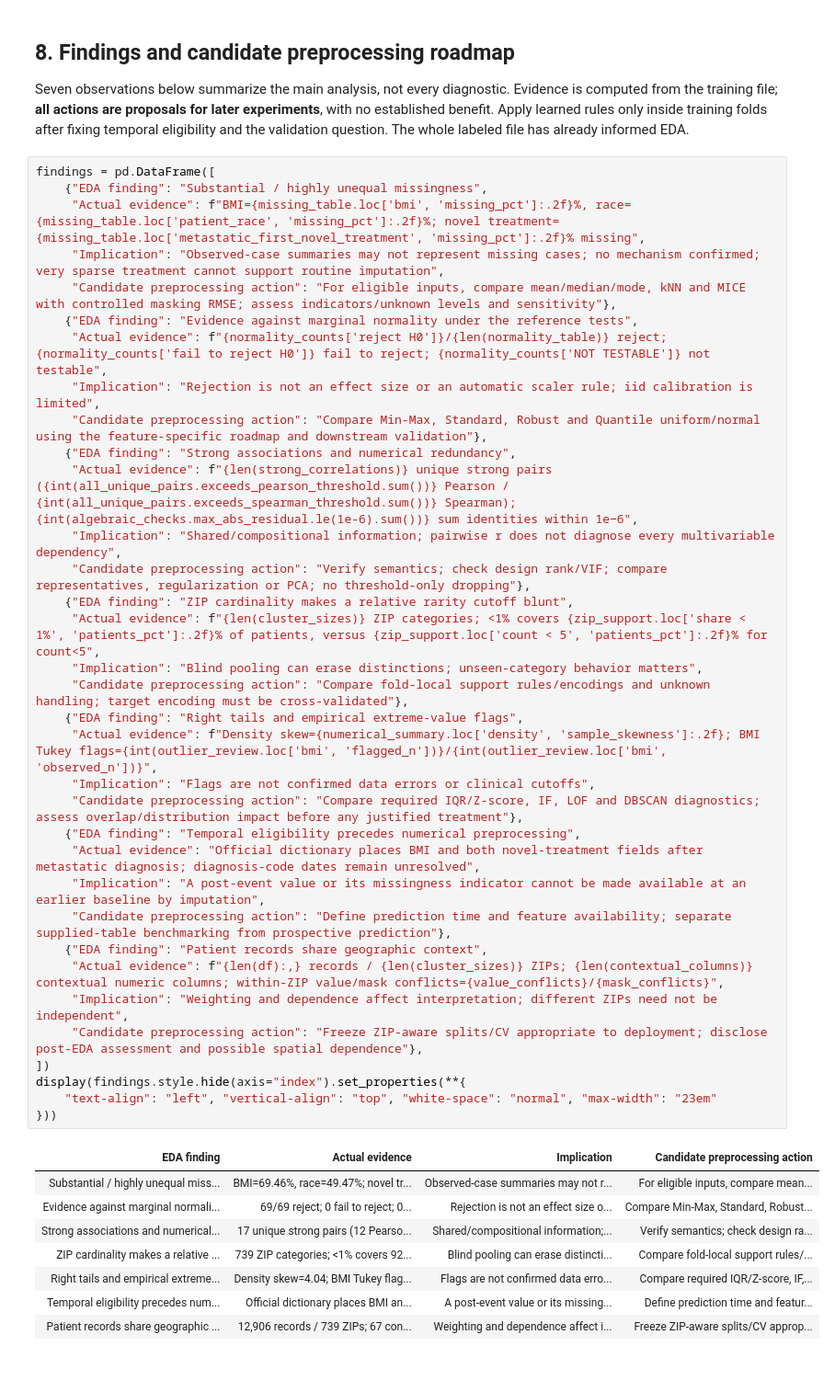
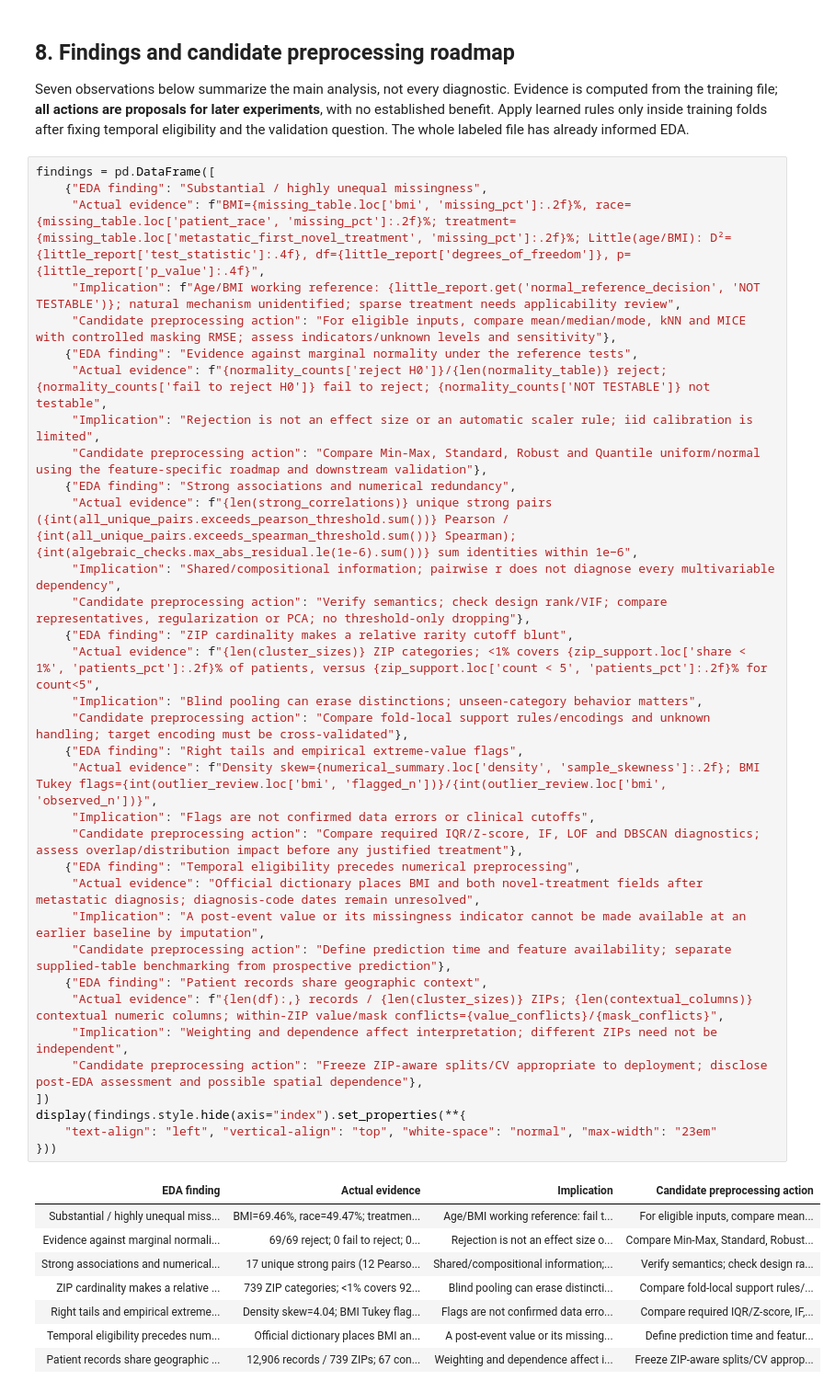
Before and after one commit to hungstupid/data-mining-preprocessing, a Jupyter notebook: book/tabular/01_eda.ipynb, the cells around one changed output. Shown at 92% size. Drawn from its saved outputs; the diff is of its cells as text.

```diff
--- a/book/tabular/01_eda.ipynb
+++ b/book/tabular/01_eda.ipynb
@@ -1722,40 +1549,40 @@ the validation question. The whole labeled file has already informed EDA.
 # %%
 findings = pd.DataFrame([
     {"EDA finding": "Substantial / highly unequal missingness",
-     "Actual evidence": f"BMI={missing_table.loc['bmi', 'missing_pct']:.2f}%, race={missing_table.loc['patient_race', 'missing_pct']:.2f}%; novel treatment={missing_table.loc['metastatic_first_novel_treatment', 'missing_pct']:.2f}% missing",
-     "Implication": "Observed-case summaries may not represent missing cases; no mechanism confirmed; very sparse treatment cannot support routine imputation",
+     "Actual evidence": f"BMI={missing_table.loc['bmi', 'missing_pct']:.2f}%, race={missing_table.loc['patient_race', 'missing_pct']:.2f}%; treatment={missing_table.loc['metastatic_first_novel_treatment', 'missing_pct']:.2f}%; Little(age/BMI): D²={little_report['test_statistic']:.4f}, df={little_report['degrees_of_freedom']}, p={little_report['p_value']:.4f}",
+     "Implication": f"Age/BMI working reference: {little_report.get('normal_reference_decision', 'NOT TESTABLE')}; natural mechanism unidentified; sparse treatment needs applicability review",
      "Candidate preprocessing action": "For eligible inputs, compare mean/median/mode, kNN and MICE with controlled masking RMSE; assess indicators/unknown levels and sensitivity"},
     {"EDA finding": "Evidence against marginal normality under the reference tests",
      "Actual evidence": f"{normality_counts['reject H0']}/{len(normality_table)} reject; {normality_counts['fail to reject H0']} fail to reject; {normality_counts['NOT TESTABLE']} not testable",
      "Implication": "Rejection is not an effect size or an automatic scaler rule; iid calibration is limited",
      "Candidate preprocessing action": "Compare Min-Max, Standard, Robust and Quantile uniform/normal using the feature-specific roadmap and downstream validation"},
     {"EDA finding": "Strong associations and numerical redundancy",
      "Actual evidence": f"{len(strong_correlations)} unique strong pairs ({int(all_unique_pairs.exceeds_pearson_threshold.sum())} Pearson / {int(all_unique_pairs.exceeds_spearman_threshold.sum())} Spearman); {int(algebraic_checks.max_abs_residual.le(1e-6).sum())} sum identities within 1e−6",
      "Implication": "Shared/compositional information; pairwise r does not diagnose every multivariable dependency",
      "Candidate preprocessing action": "Verify semantics; check design rank/VIF; compare representatives, regularization or PCA; no threshold-only dropping"},
     {"EDA finding": "ZIP cardinality makes a relative rarity cutoff blunt",
      "Actual evidence": f"{len(cluster_sizes)} ZIP categories; <1% covers {zip_support.loc['share < 1%', 'patients_pct']:.2f}% of patients, versus {zip_support.loc['count < 5', 'patients_pct']:.2f}% for count<5",
      "Implication": "Blind pooling can erase distinctions; unseen-category behavior matters",
      "Candidate preprocessing action": "Compare fold-local support rules/encodings and unknown handling; target encoding must be cross-validated"},
     {"EDA finding": "Right tails and empirical extreme-value flags",
      "Actual evidence": f"Density skew={numerical_summary.loc['density', 'sample_skewness']:.2f}; BMI Tukey flags={int(outlier_review.loc['bmi', 'flagged_n'])}/{int(outlier_review.loc['bmi', 'observed_n'])}",
      "Implication": "Flags are not confirmed data errors or clinical cutoffs",
      "Candidate preprocessing action": "Compare required IQR/Z-score, IF, LOF and DBSCAN diagnostics; assess overlap/distribution impact before any justified treatment"},
     {"EDA finding": "Temporal eligibility precedes numerical preprocessing",
      "Actual evidence": "Official dictionary places BMI and both novel-treatment fields after metastatic diagnosis; diagnosis-code dates remain unresolved",
      "Implication": "A post-event value or its missingness indicator cannot be made available at an earlier baseline by imputation",
      "Candidate preprocessing action": "Define prediction time and feature availability; separate supplied-table benchmarking from prospective prediction"},
     {"EDA finding": "Patient records share geographic context",
      "Actual evidence": f"{len(df):,} records / {len(cluster_sizes)} ZIPs; {len(contextual_columns)} contextual numeric columns; within-ZIP value/mask conflicts={value_conflicts}/{mask_conflicts}",
      "Implication": "Weighting and dependence affect interpretation; different ZIPs need not be independent",
      "Candidate preprocessing action": "Freeze ZIP-aware splits/CV appropriate to deployment; disclose post-EDA assessment and possible spatial dependence"},
 ])
 display(findings.style.hide(axis="index").set_properties(**{
     "text-align": "left", "vertical-align": "top", "white-space": "normal", "max-width": "23em"
 }))
 # %% [output]
 | EDA finding | Actual evidence | Implication | Candidate preprocessing action |
-| Substantial / highly unequal miss... | BMI=69.46%, race=49.47%; novel tr... | Observed-case summaries may not r... | For eligible inputs, compare mean... |
+| Substantial / highly unequal miss... | BMI=69.46%, race=49.47%; treatmen... | Age/BMI working reference: fail t... | For eligible inputs, compare mean... |
 | Evidence against marginal normali... | 69/69 reject; 0 fail to reject; 0... | Rejection is not an effect size o... | Compare Min-Max, Standard, Robust... |
 | Strong associations and numerical... | 17 unique strong pairs (12 Pearso... | Shared/compositional information;... | Verify semantics; check design ra... |
 | ZIP cardinality makes a relative ... | 739 ZIP categories; <1% covers 92... | Blind pooling can erase distincti... | Compare fold-local support rules/... |
```
Also changed, not shown: parts of 29 cells of this notebook, 3 other files.
